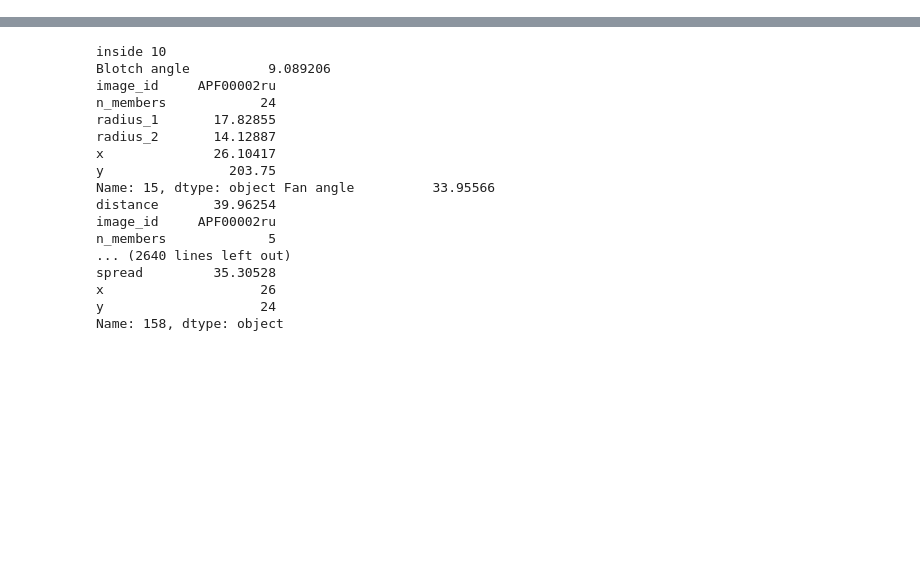
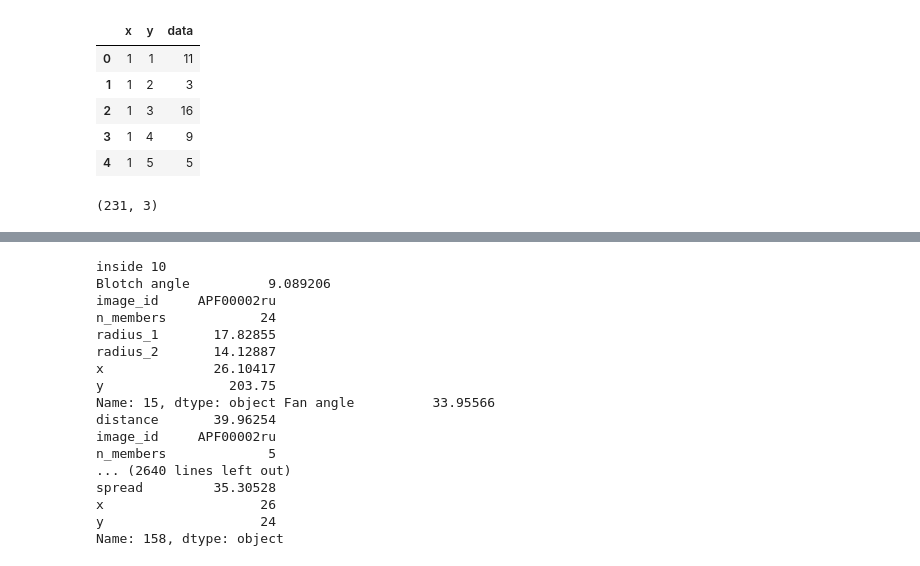
Before and after one commit to michaelaye/planet4, a Jupyter notebook: notebooks/2015-03-10 Combining blotches and fans.ipynb, the cells around one changed output, grey strips where cells are left out. Drawn from its saved outputs; the diff is of its cells as text; code cells hidden in the pictures; blank space fills up the shorter version.

```diff
--- a/notebooks/2015-03-10 Combining blotches and fans.ipynb
+++ b/notebooks/2015-03-10 Combining blotches and fans.ipynb
@@ -46,0 +65,15 @@ array(['APF0000zm4', 'APF0000zj2', 'APF0000znl', 'APF0000zps',
+# %%
+tofill = merged.groupby(['x_tile','y_tile']).size()
+# %%
+tofill = tofill.reset_index()
+# %%
+tofill.columns = ['x','y','data']
+# %%
+tofill.head()
+# %% [output]
+|  | x | y | data |
+| 0 | 1 | 1 | 11 |
+| 1 | 1 | 2 | 3 |
+| 2 | 1 | 3 | 16 |
+| 3 | 1 | 4 | 9 |
+| 4 | 1 | 5 | 5 |
@@ -46,0 +88,4 @@ array(['APF0000zm4', 'APF0000zj2', 'APF0000znl', 'APF0000zps',
+# %%
+tofill.shape
+# %% [output]
+(231, 3)
```
Also changed, not shown: parts of 20 cells of this notebook, 8 other files.
